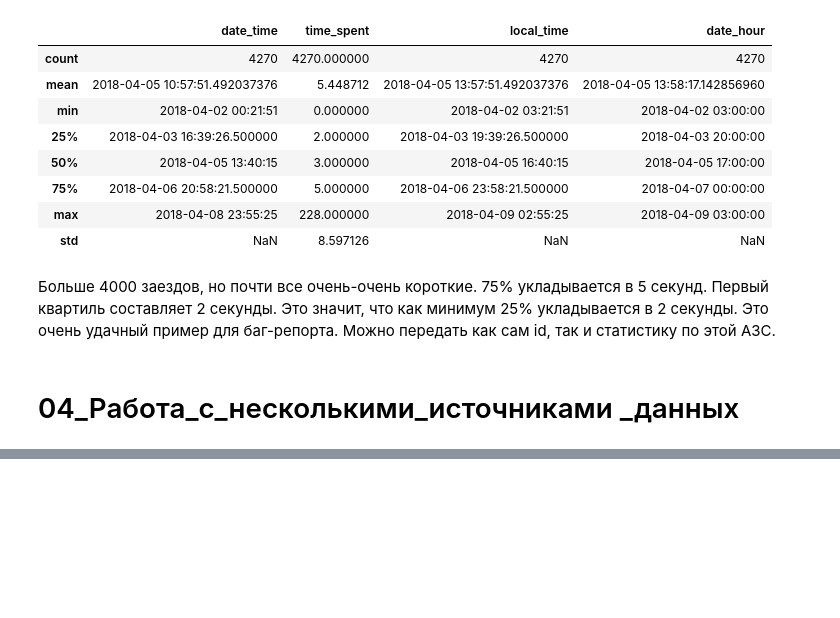
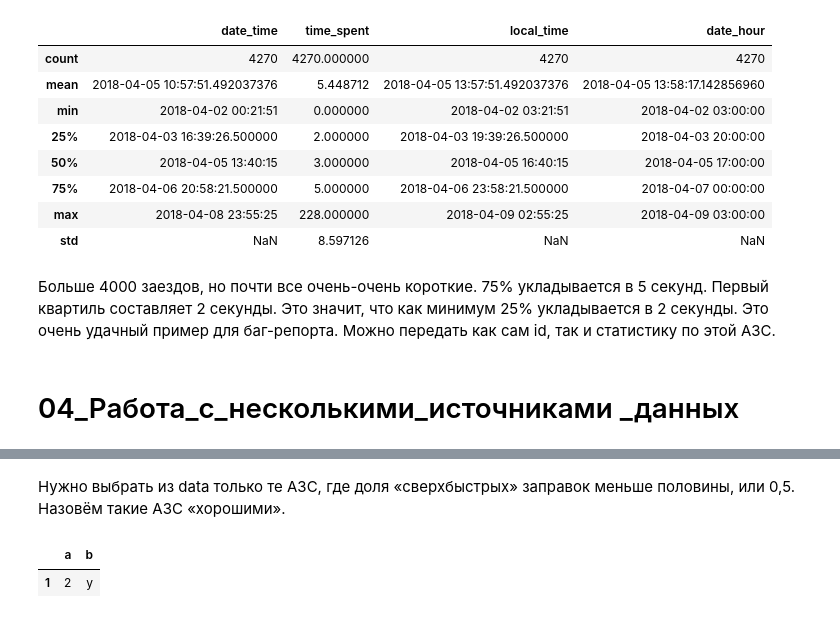
Before and after one commit to whogavehope/Learning-data-analysis, a Jupyter notebook: Курс Яндекс Часть 1.ipynb, the cells around one changed output, grey strips where cells are left out. Drawn from its saved outputs; the diff is of its cells as text; code cells hidden in the pictures; blank space fills up the shorter version.

```diff
--- a/Курс Яндекс Часть 1.ipynb
+++ b/Курс Яндекс Часть 1.ipynb
@@ -1435,0 +1466,14 @@ visits.query('id == "792b6ded"').describe()
+# %% [markdown]
+Нужно выбрать из data только те АЗС, где доля «сверхбыстрых» заправок меньше половины, или 0,5. Назовём такие АЗС «хорошими».
+# %%
+x = [1,2,3]
+df = pd.DataFrame(
+    {
+      'a':[0,2,4],
+      'b':['x','y','z'],
+     }
+)
+df.query('a in @x')
+# %% [output]
+|  | a | b |
+| 1 | 2 | y |
```
Also changed, not shown: parts of 6 cells of this notebook.
